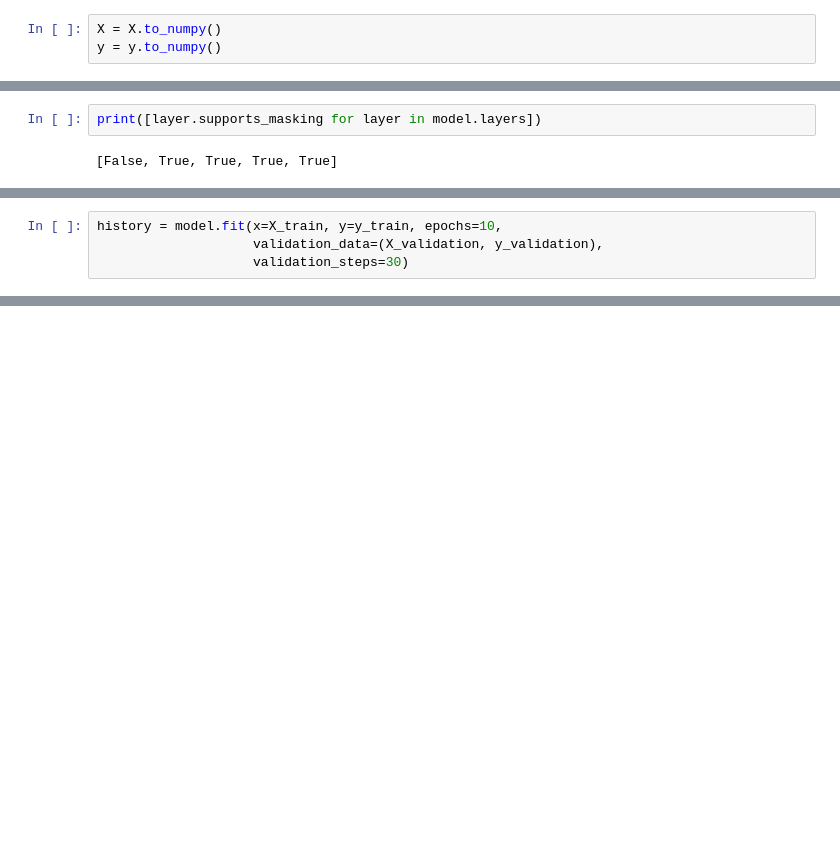
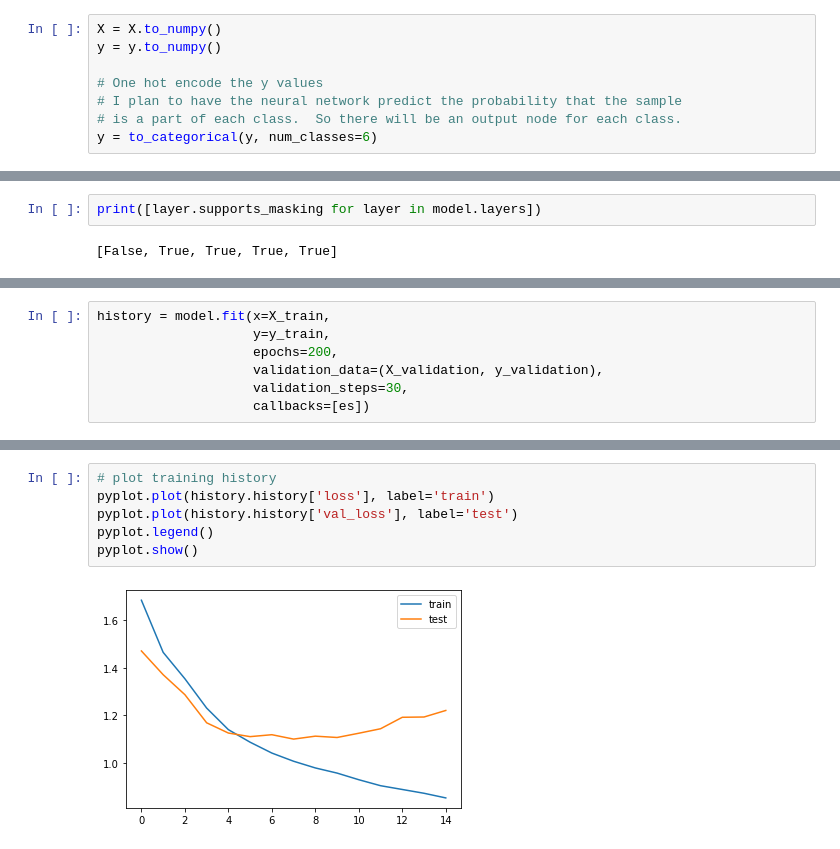
Before and after one commit to elinsky/coffee_analytics, a Jupyter notebook: notebooks/exploratory/2021-04-24 Exploratory Model Development - Neural Network.ipynb, the cells around one changed output, grey strips where cells are left out. Drawn from its saved outputs; the diff is of its cells as text; blank space fills up the shorter version.

```diff
--- a/notebooks/exploratory/2021-04-24 Exploratory Model Development - Neural Network.ipynb
+++ b/notebooks/exploratory/2021-04-24 Exploratory Model Development - Neural Network.ipynb
@@ -17,6 +15,11 @@ X, y = get_roast_classification_dataset()
 # %%
 X = X.to_numpy()
 y = y.to_numpy()
+
+# One hot encode the y values
+# I plan to have the neural network predict the probability that the sample
+# is a part of each class.  So there will be an output node for each class.
+y = to_categorical(y, num_classes=6)
 # %%
 # Split into test and train datasets
 X_train, X_test, y_train, y_test = train_test_split(X, y, test_size=0.2, random_state=25)
@@ -95,5 +132,8 @@ model.compile(loss=tf.keras.losses.CategoricalCrossentropy(from_logits=True),
 # %%
-history = model.fit(x=X_train, y=y_train, epochs=10,
+history = model.fit(x=X_train,
+                    y=y_train,
+                    epochs=200,
                     validation_data=(X_validation, y_validation),
-                    validation_steps=30)
+                    validation_steps=30,
+                    callbacks=[es])
 # %% [output]
@@ -104,0 +178,8 @@ NotImplementedError: in user code:
+# %%
+# plot training history
+pyplot.plot(history.history['loss'], label='train')
+pyplot.plot(history.history['val_loss'], label='test')
+pyplot.legend()
+pyplot.show()
+# %% [output]
+[figure, added]
```
Also changed, not shown: parts of 38 cells of this notebook, 6 other files.
